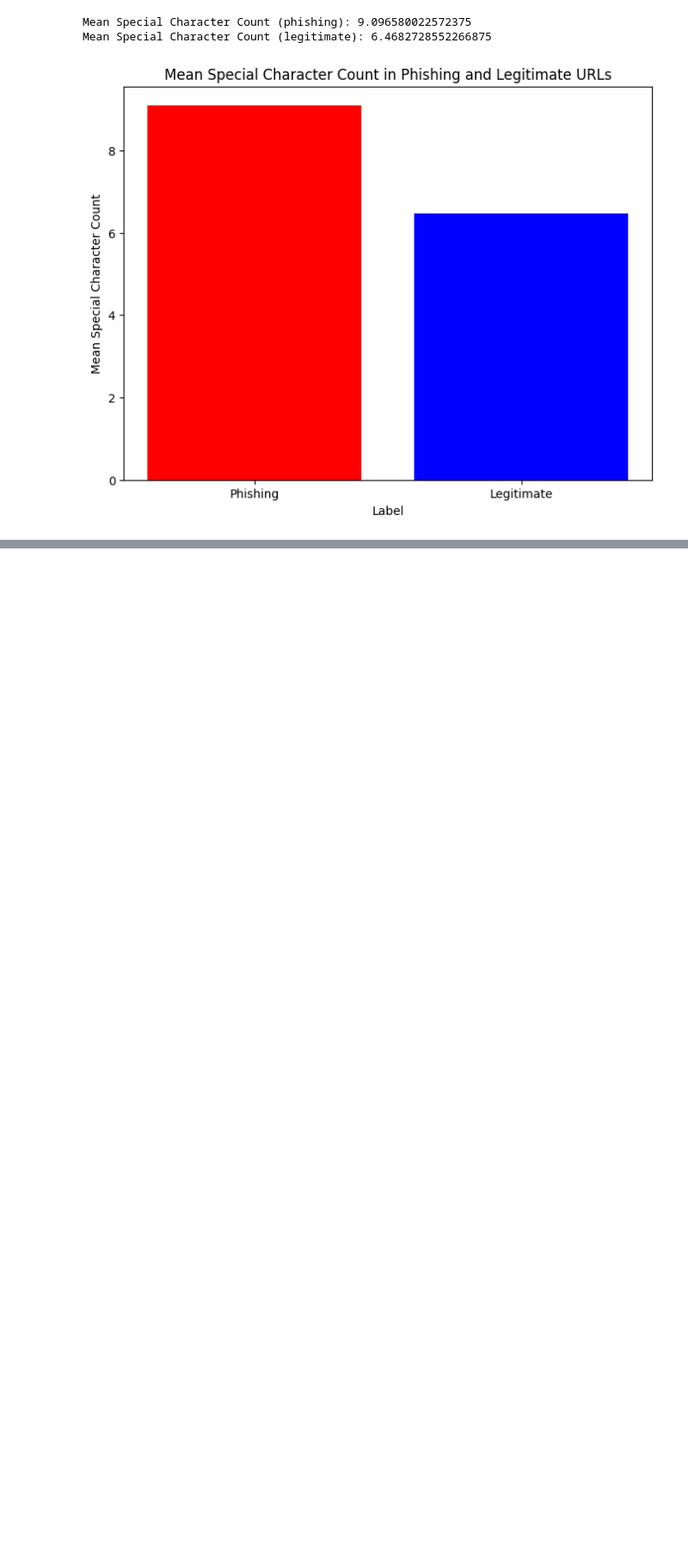
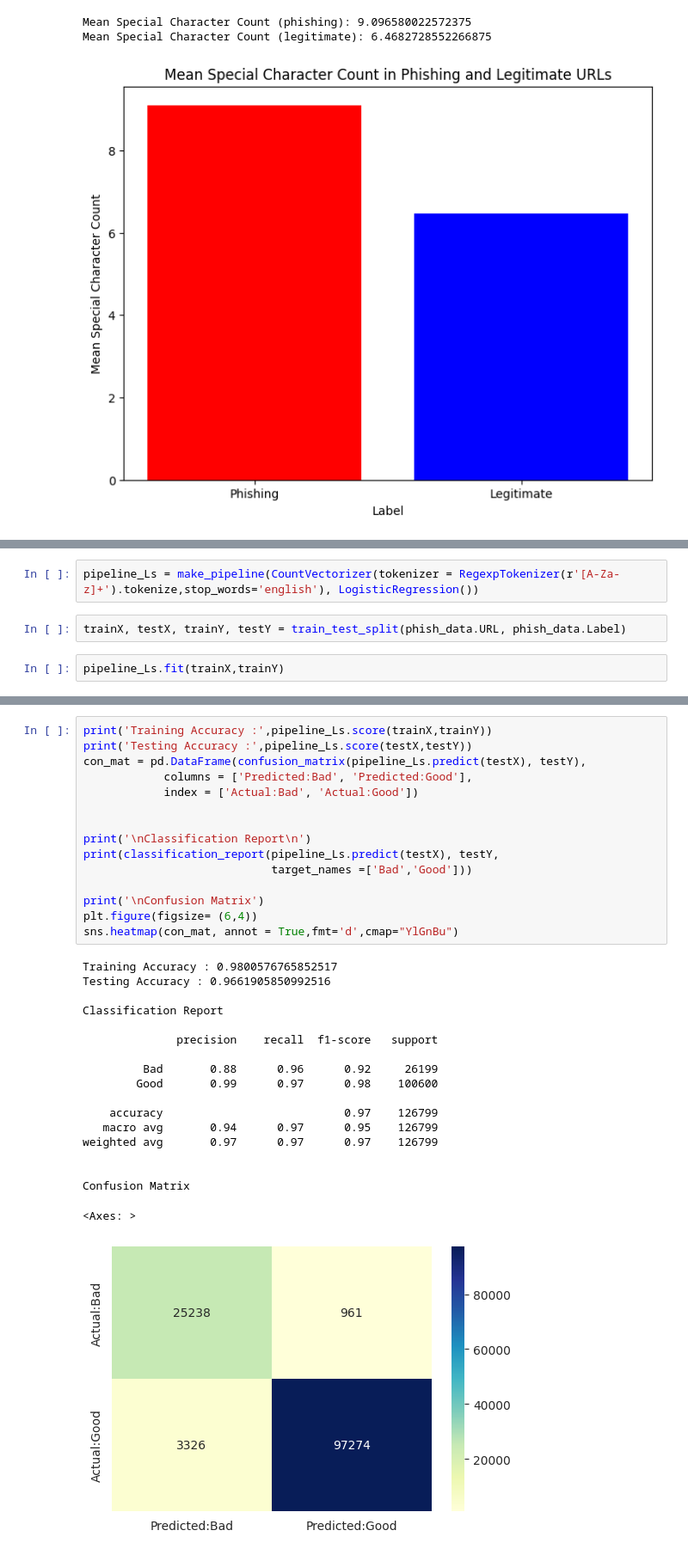
Before and after one commit to Kairos5106/data-science, a Jupyter notebook: test.ipynb, the cells around one changed output, grey strips where cells are left out. Shown at 86% size. Drawn from its saved outputs; the diff is of its cells as text; blank space fills up the shorter version.

```diff
--- a/test.ipynb
+++ b/test.ipynb
@@ -514,0 +663,6 @@ Mean Special Character Count (legitimate): 6.4682728552266875
+# %%
+pipeline_Ls = make_pipeline(CountVectorizer(tokenizer = RegexpTokenizer(r'[A-Za-z]+').tokenize,stop_words='english'), LogisticRegression())
+# %%
+trainX, testX, trainY, testY = train_test_split(phish_data.URL, phish_data.Label)
+# %%
+pipeline_Ls.fit(trainX,trainY)
@@ -514,0 +685,34 @@ Mean Special Character Count (legitimate): 6.4682728552266875
+# %%
+print('Training Accuracy :',pipeline_Ls.score(trainX,trainY))
+print('Testing Accuracy :',pipeline_Ls.score(testX,testY))
+con_mat = pd.DataFrame(confusion_matrix(pipeline_Ls.predict(testX), testY),
+            columns = ['Predicted:Bad', 'Predicted:Good'],
+            index = ['Actual:Bad', 'Actual:Good'])
+
+
+print('\nClassification Report\n')
+print(classification_report(pipeline_Ls.predict(testX), testY,
+                            target_names =['Bad','Good']))
+
+print('\nConfusion Matrix')
+plt.figure(figsize= (6,4))
+sns.heatmap(con_mat, annot = True,fmt='d',cmap="YlGnBu")
+# %% [output]
+Training Accuracy : 0.9800576765852517
+Testing Accuracy : 0.9661905850992516
+
+Classification Report
+
+              precision    recall  f1-score   support
+
+         Bad       0.88      0.96      0.92     26199
+        Good       0.99      0.97      0.98    100600
+
+    accuracy                           0.97    126799
+   macro avg       0.94      0.97      0.95    126799
+weighted avg       0.97      0.97      0.97    126799
+
+
+Confusion Matrix
+<Axes: >
+[figure, added]
```
Also changed, not shown: parts of 25 cells of this notebook.
